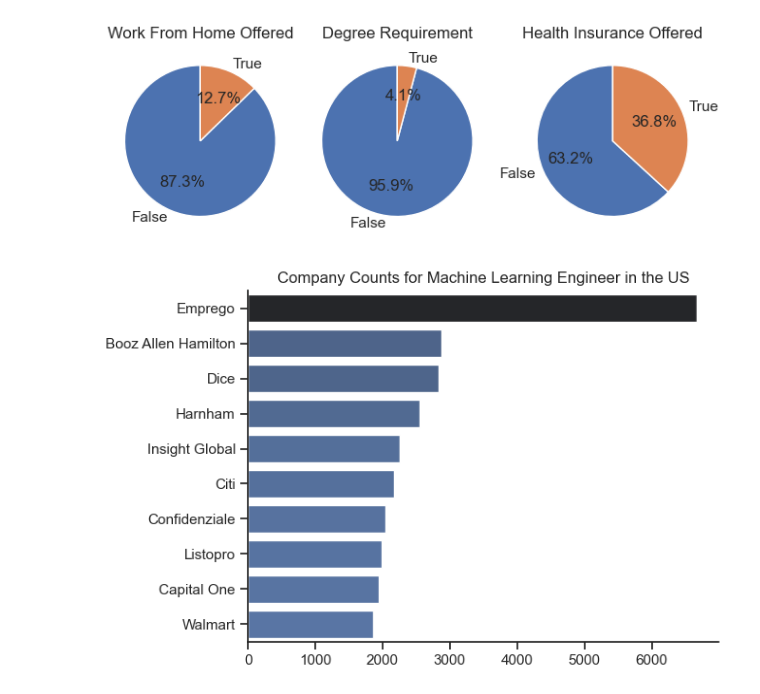
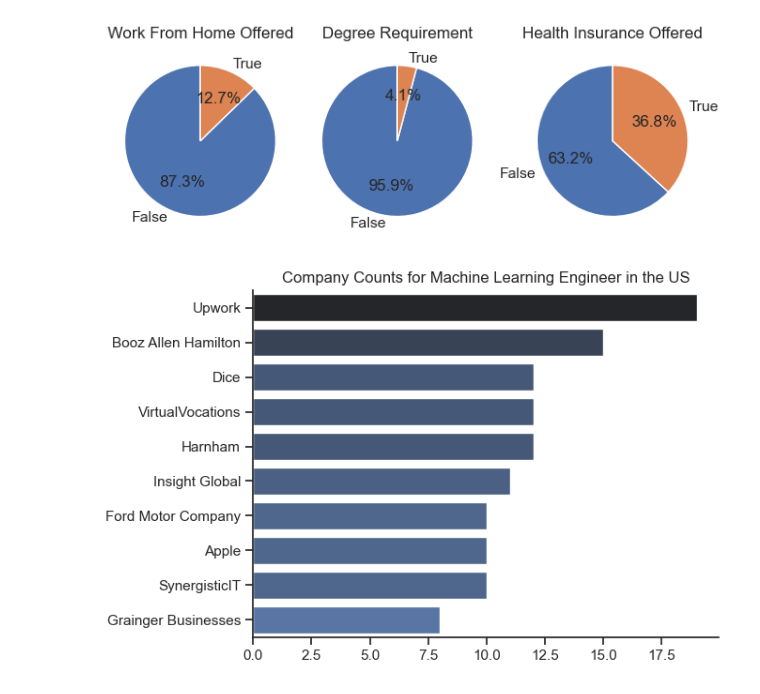
Before and after one commit to linh672/MLE-Role-Analysis, a Jupyter notebook: 1_EDA.ipynb, the cells around one changed output. Cells and saved outputs as stored; diff of their text form; code cells hidden in the pictures.

```diff
--- a/1_EDA.ipynb
+++ b/1_EDA.ipynb
@@ -45,15 +45,15 @@ plt.show()
 # %% [output]
 [figure]
 # %%
-df_plot = df['company_name'].value_counts().head(10).to_frame()
+df_plot = df_MLE_USA['company_name'].value_counts().head(10).to_frame()
 
 sns.set_theme(style='ticks')
 sns.barplot(data=df_plot,x='count', y='company_name', hue='count', palette='dark:b_r')
 sns.despine()
 plt.title('Company Counts for Machine Learning Engineer in the US')
 plt.xlabel('')
 plt.ylabel('')
 plt.legend().set_visible(False)
 plt.show()
 # %% [output]
-[figure, old version]
+[figure, new version]
```
Also changed, not shown: parts of 1 cell of this notebook, 1 other file.
